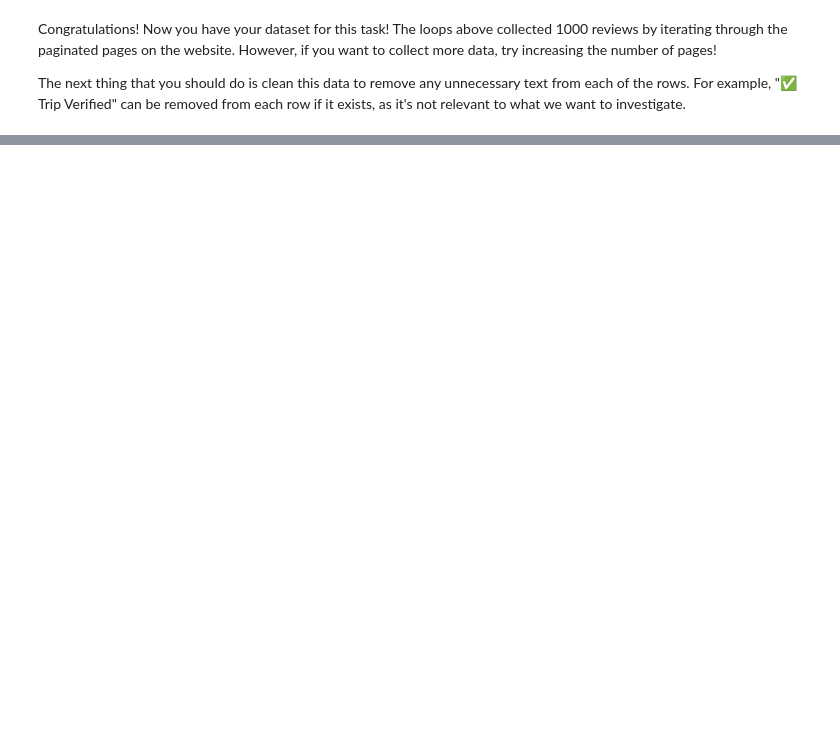
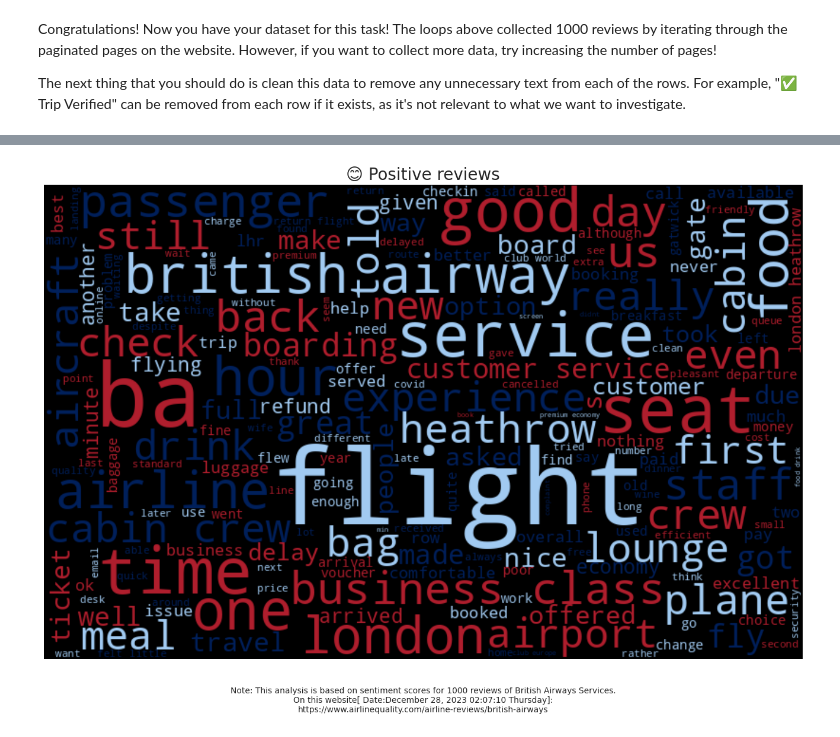
Before and after one commit to Simontagbor/BritishAirways-data-science, a Jupyter notebook: getting_started.ipynb, the cells around one changed output, grey strips where cells are left out. Saved outputs shown, nothing was run; the diff lists cells and outputs as text; code cells hidden in the pictures; blank space fills up the shorter version.

```diff
--- a/getting_started.ipynb
+++ b/getting_started.ipynb
@@ -81,0 +361,81 @@ Congratulations! Now you have your dataset for this task! The loops above collec
+# %%
+from random import choice
+from wordcloud import WordCloud
+from datetime import datetime
+
+
+# Get today's date and time for sidenote
+now = datetime.now()
+
+# Format the date and time
+formatted_now = now.strftime("%B %d, %Y %H:%M:%S %A")
+
+
+# shorten line of code
+side_note = (
+    f'Note: This analysis is based on sentiment scores for 1000 reviews of '
+    f'British Airways Services.\nOn this website[ Date:{formatted_now}]:\n'
+    f'https://www.airlinequality.com/airline-reviews/british-airways'
+)
+# Define the brand colors of British Airways
+colors = ['#00205b', '#af1e2d', '#a1caf1']
+# Define a custom color function
+def custom_color_func(word,
+                     font_size,
+                     position,
+                     orientation,
+                     random_state=None, **kwargs):
+
+    return choice(colors)
+
+
+# retrieve reviews based on sentiment
+positive_reviews = df[df['sentiment_score'] == 'positive']['cleaned_reviews']
+negative_reviews = df[df['sentiment_score'] == 'negative']['cleaned_reviews']
+neutral_reviews = df[df['sentiment_score'] == 'neutral']['cleaned_reviews']
+
+# join all review sentimental words together
+positive_words = ' '.join(positive_reviews)
+negative_words = ' '.join(negative_reviews)
+neutral_words = ' '.join(neutral_reviews)
+
+# create wordclouds
+positive_wordcloud = WordCloud(width=800, height=500,
+                                random_state=21,
+                                max_font_size=110,
+                                color_func=custom_color_func).generate(positive_words)
+negative_wordcloud = WordCloud(width=800, height=500,
+                                random_state=21,
+                                max_font_size=110,
+                                color_func=custom_color_func).generate(negative_words)
+neutral_wordcloud = WordCloud(width=800, height=500,
+                              random_state=21,
+                              max_font_size=110,
+                              color_func=custom_color_func).generate(neutral_words)
+
+# plot wordclouds
+fig, ax = plt.subplots(figsize=(20, 10))
+plt.imshow(positive_wordcloud, interpolation="bilinear")
+plt.axis('off')
+plt.title("😊 Positive reviews", fontdict={'fontsize': 20, 'fontweight': 'medium'})
+plt.figtext(0.5, 0.01, side_note, fontsize=10, ha='center')
+plt.subplots_adjust(left=0, right=1, top=0.9, bottom=0.1)
+plt.show()
+
+fig, ax = plt.subplots(figsize=(20, 10))
+plt.imshow(negative_wordcloud, interpolation="bilinear")
+plt.axis('off')
+plt.title("😔 Negative reviews", fontdict={'fontsize': 20, 'fontweight': 'medium'})
+plt.figtext(0.5, 0.01, side_note, fontsize=10, ha='center')
+plt.subplots_adjust(left=0, right=1, top=0.9, bottom=0.1)
+plt.show()
+
+fig, ax = plt.subplots(figsize=(20, 10))
+plt.imshow(neutral_wordcloud, interpolation="bilinear")
+plt.axis('off')
+plt.title("😐 Neutral reviews", fontdict={'fontsize': 20, 'fontweight': 'medium'})
+plt.figtext(0.5, 0.01, side_note, fontsize=10, ha='center')
+plt.subplots_adjust(left=0, right=1, top=0.9, bottom=0.1)
+plt.show()
+# %% [output]
+[figure, added]
```
Also changed, not shown: parts of 28 cells of this notebook.
